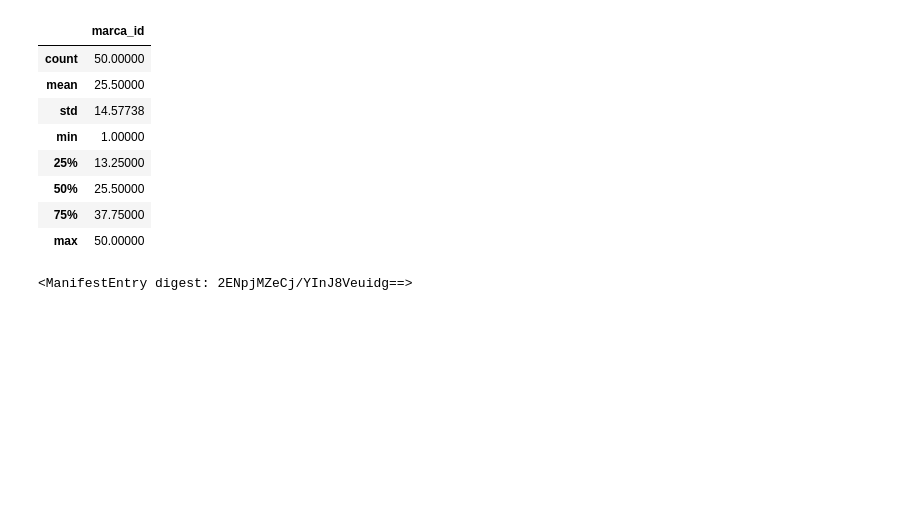
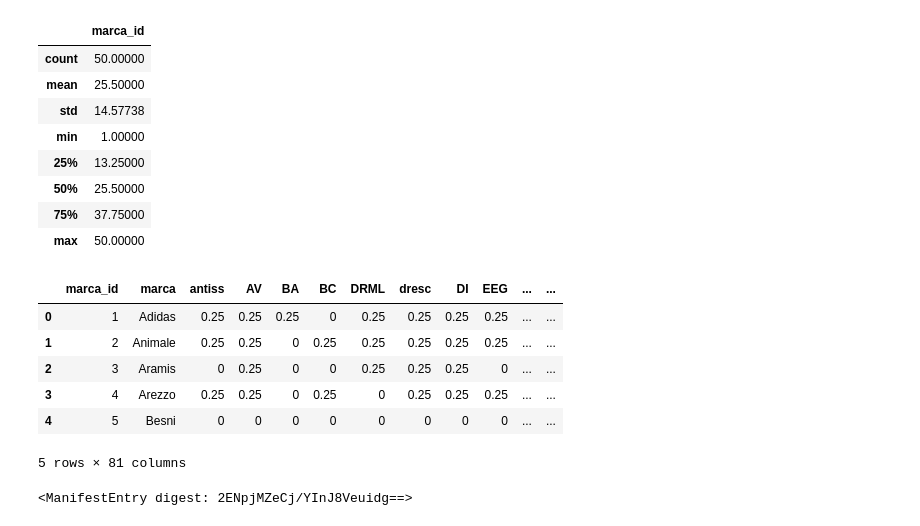
Before and after one commit to juliaguardiani/test_ITM_BRASIL, a Jupyter notebook: pre_procesing.ipynb, the cells around one changed output. Cells and saved outputs as stored; diff of their text form; code cells hidden in the pictures; blank space fills up the shorter version.

```diff
--- a/pre_procesing.ipynb
+++ b/pre_procesing.ipynb
@@ -164,6 +137,16 @@ for col in df_total.columns:
 # %%
 # Generate a "clean data file"
 df_total.to_csv(artifact_name,index=False)
+# %%
+df_total.head()
+# %% [output]
+|  | marca_id | marca | antiss | AV | BA | BC | DRML | dresc | DI | EEG | ... | ... |
+| 0 | 1 | Adidas | 0.25 | 0.25 | 0.25 | 0 | 0.25 | 0.25 | 0.25 | 0.25 | ... | ... |
+| 1 | 2 | Animale | 0.25 | 0.25 | 0 | 0.25 | 0.25 | 0.25 | 0.25 | 0.25 | ... | ... |
+| 2 | 3 | Aramis | 0 | 0.25 | 0 | 0 | 0.25 | 0.25 | 0.25 | 0 | ... | ... |
+| 3 | 4 | Arezzo | 0.25 | 0.25 | 0 | 0.25 | 0 | 0.25 | 0.25 | 0.25 | ... | ... |
+| 4 | 5 | Besni | 0 | 0 | 0 | 0 | 0 | 0 | 0 | 0 | ... | ... |
+5 rows × 81 columns
 # %%
 # Create a new artifact and configure with the necessary arguments
 artifact = wandb.Artifact(name=artifact_name,
```
Also changed, not shown: parts of 3 cells of this notebook.
